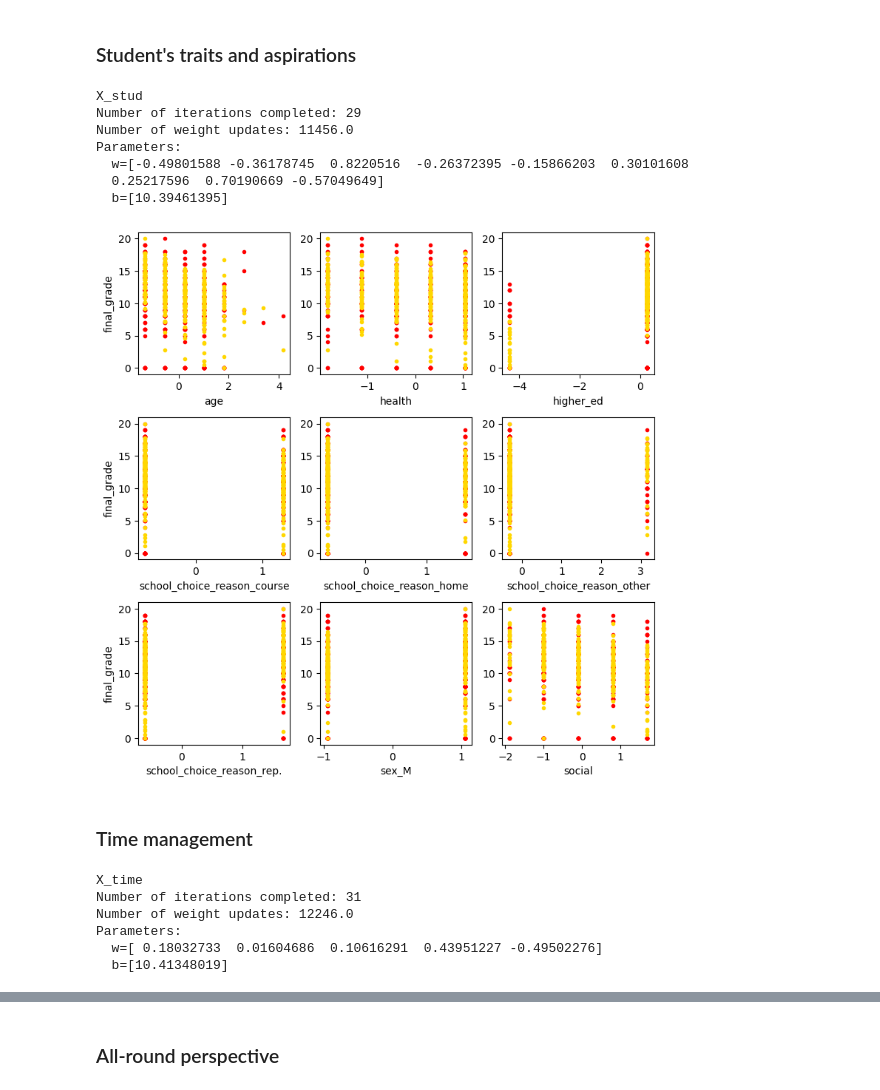
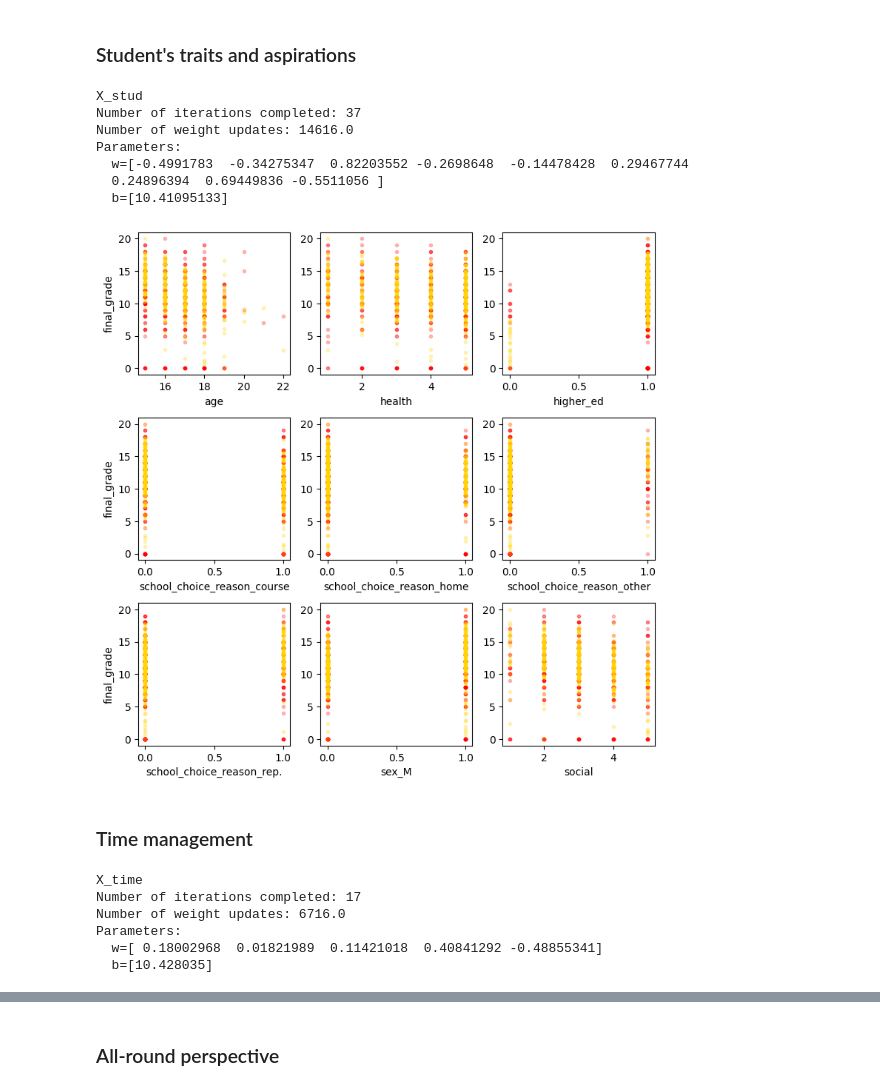
Before and after one commit to ferDMS/MOOCS, a Jupyter notebook: Supervised Machine Learning Regression and Classification/cw2.ipynb, the cells around one changed output, grey strips where cells are left out. Saved outputs shown, nothing was run; the diff lists cells and outputs as text; code cells hidden in the pictures.

```diff
--- a/Supervised Machine Learning Regression and Classification/cw2.ipynb
+++ b/Supervised Machine Learning Regression and Classification/cw2.ipynb
@@ -461,12 +446,12 @@ In order to delimit the dataframe we can create multiple ones according with eac
 # %%
-X_home = X[['mother_education', 'father_education', 'parent_status_Together', 'internet_access', 'address_type_Urban', 'family_relationship']].sort_index(axis=1)
-X_stud = X[['age', 'sex_M', 'health', 'social', 'higher_ed', 'school_choice_reason_course', 'school_choice_reason_home',	'school_choice_reason_other', 'school_choice_reason_rep.']].sort_index(axis=1)
-X_time = X[['travel_time', 'study_time', 'free_time', 'activities', 'absences']].sort_index(axis=1)
-X_all = X_home.join([X_stud, X_time]).sort_index(axis=1)
+F_home = sorted(['mother_education', 'father_education', 'parent_status_Together', 'internet_access', 'address_type_Urban', 'family_relationship'])
+F_stud = sorted(['age', 'sex_M', 'health', 'social', 'higher_ed', 'school_choice_reason_course', 'school_choice_reason_home',	'school_choice_reason_other', 'school_choice_reason_rep.'])
+F_time = sorted(['travel_time', 'study_time', 'free_time', 'activities', 'absences'])
+F_all = sorted(F_home + F_stud + F_time)
 
-print(f"Parents, home and family:\n  {X_home.columns}\n")
-print(f"Student's traits and aspirations:\n  {X_stud.columns}\n")
-print(f"Time management:\n  {X_time.columns}\n")
-print(f"All-round perspective:\n  {X_all.columns}")
+print(f"Parents, home and family:\n  {F_home}\n")
+print(f"Student's traits and aspirations:\n  {F_stud}\n")
+print(f"Time management:\n  {F_time}\n")
+print(f"All-round perspective:\n  {F_all}")
 # %% [output]
 Parents, home and family:
@@ -501,6 +480,6 @@ A smaller learning rate can be slower but can provide a lot more precision, and
 
 First, we have to define $\alpha$ and $\epsilon$
 # %%
-alpha = 1e-400000
-epsilon = 1e-800000
+alpha = 1e-4
+epsilon = 1e-8
 # %% [markdown]
@@ -511,7 +490,7 @@ Through the scikit-learn.linear_model module we can perform the multiple linear
 from sklearn.linear_model import SGDRegressor
 
 sgdr = SGDRegressor(max_iter=10000, loss='squared_error', alpha=alpha, epsilon=epsilon)
-sgdr.fit(X_home, y)
+sgdr.fit(X_z[F_home], y)
 w = sgdr.coef_
 b = sgdr.intercept_
 print(f"X_home")
@@ -537,7 +516,7 @@ plt.show()
 ### Student's traits and aspirations
 # %%
 sgdr = SGDRegressor(max_iter=10000, loss='squared_error', alpha=alpha, epsilon=epsilon)
-sgdr.fit(X_stud, y)
+sgdr.fit(X_z[F_stud], y)
 w = sgdr.coef_
 b = sgdr.intercept_
 print(f"X_stud")
@@ -545,24 +524,24 @@ print(f"Number of iterations completed: {sgdr.n_iter_}\nNumber of weight updates
 print(f"Parameters:\n  w={w}\n  b={b}")
 # %% [output]
 X_stud
-Number of iterations completed: 29
-Number of weight updates: 11456.0
+Number of iterations completed: 37
+Number of weight updates: 14616.0
 Parameters:
-  w=[-0.49801588 -0.36178745  0.8220516  -0.26372395 -0.15866203  0.30101608
-  0.25217596  0.70190669 -0.57049649]
-  b=[10.39461395]
+  w=[-0.4991783  -0.34275347  0.82203552 -0.2698648  -0.14478428  0.29467744
+  0.24896394  0.69449836 -0.5511056 ]
+  b=[10.41095133]
 # %%
-y_stud = pd.Series(sgdr.predict(X_stud), name='final_cost_stud')
-ax = plotFeatures(X_stud, y, 3, color='r')
-plotFeatures(X_stud, y_stud, 3, color='gold', ax=ax)
+y_stud = pd.Series(sgdr.predict(X_z[F_stud]), name='final_cost_stud')
+ax = plotFeatures(X[F_stud], y, 3, color='r')
+plotFeatures(X[F_stud], y_stud, 3, color='gold', ax=ax)
 plt.show()
 # %% [output]
-[figure, old version]
+[figure, new version]
 # %% [markdown]
 ### Time management
 # %%
 sgdr = SGDRegressor(max_iter=10000, loss='squared_error', alpha=alpha, epsilon=epsilon)
-sgdr.fit(X_time, y)
+sgdr.fit(X_z[F_time], y)
 w = sgdr.coef_
 b = sgdr.intercept_
 print(f"X_time")
@@ -570,9 +549,9 @@ print(f"Number of iterations completed: {sgdr.n_iter_}\nNumber of weight updates
 print(f"Parameters:\n  w={w}\n  b={b}")
 # %% [output]
 X_time
-Number of iterations completed: 31
-Number of weight updates: 12246.0
+Number of iterations completed: 17
+Number of weight updates: 6716.0
 Parameters:
-  w=[ 0.18032733  0.01604686  0.10616291  0.43951227 -0.49502276]
-  b=[10.41348019]
+  w=[ 0.18002968  0.01821989  0.11421018  0.40841292 -0.48855341]
+  b=[10.428035]
 # %%
```
Also changed, not shown: parts of 16 cells of this notebook.
